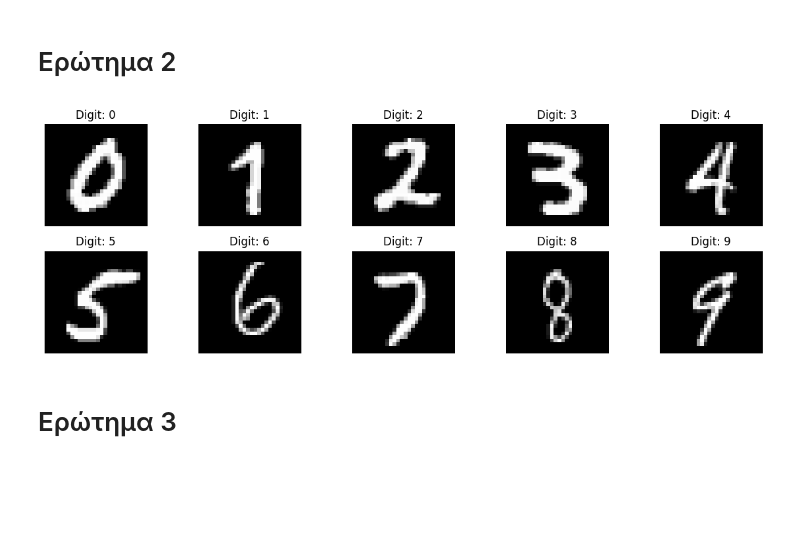
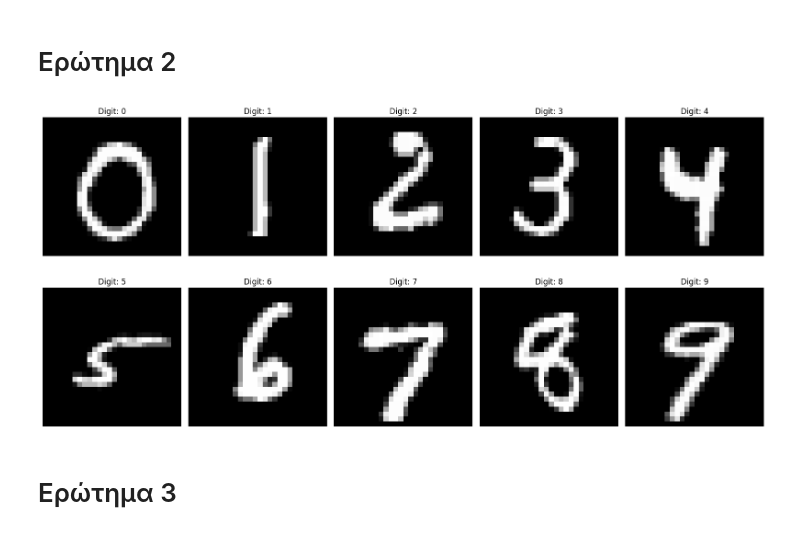
Before and after one commit to avionerman/machine_learning_2025, a Jupyter notebook: Exercise_5_MNIST_Images.ipynb, the cells around one changed output. Cells and saved outputs as stored; diff of their text form; code cells hidden in the pictures; blank space fills up the shorter version.

```diff
--- a/Exercise_5_MNIST_Images.ipynb
+++ b/Exercise_5_MNIST_Images.ipynb
@@ -21,21 +19,21 @@ x_train.shape, y_train.shape, x_test.shape, y_test.shape
 # %% [markdown]
 # Ερώτημα 2
 # %%
-plt.figure(figsize=(12, 4))
+plt.figure(figsize=(16, 8))
 
 for digit in range(10):
   indices = np.where(y_train == digit)[0]
   random_idx = np.random.choice(indices)
   image = x_train[random_idx]
   plt.subplot(2, 5, digit + 1)
   plt.imshow(image, cmap='gray')
   plt.title(f"Digit: {digit}")
   plt.axis('off')
 
 plt.tight_layout()
 plt.show()
 # %% [output]
-[figure, old version]
+[figure, new version]
 # %% [markdown]
 # Ερώτημα 3
 # %% [markdown]
```
Also changed, not shown: parts of 1 cell of this notebook.
